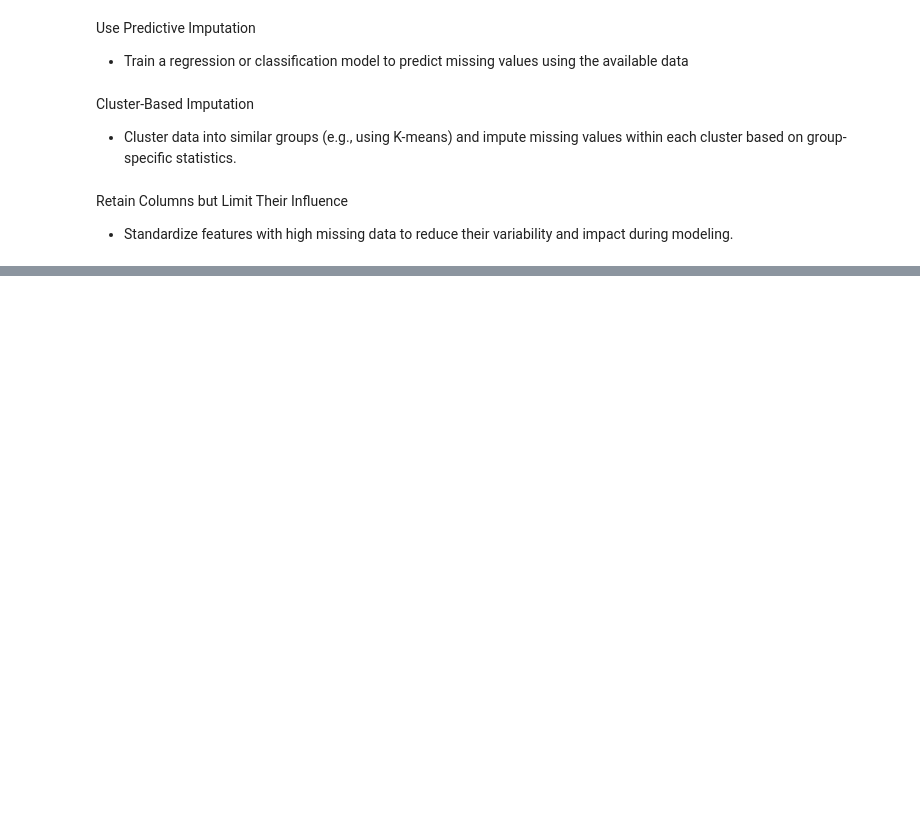
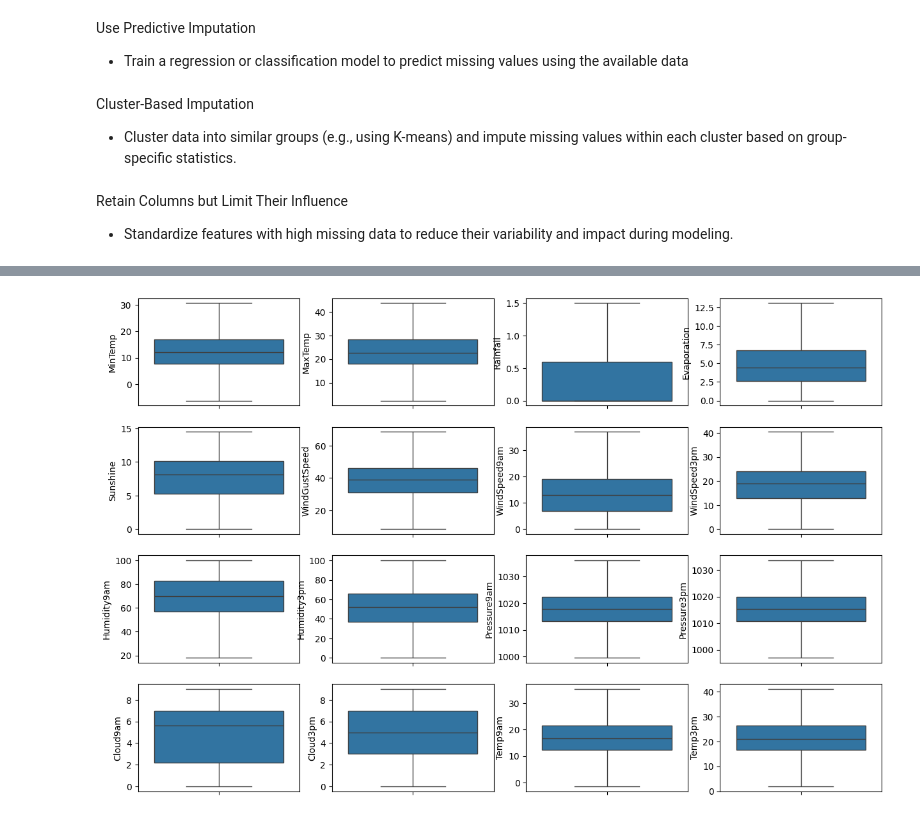
Before and after one commit to vinodvicki/Weather_prediction-, a Jupyter notebook: Rain_Prediction.ipynb, the cells around one changed output, grey strips where cells are left out. Drawn from its saved outputs; the diff is of its cells as text; code cells hidden in the pictures; blank space fills up the shorter version.

```diff
--- a/Rain_Prediction.ipynb
+++ b/Rain_Prediction.ipynb
@@ -226,0 +412,9 @@ df = pd.get_dummies(df, columns=['Location', 'WindGustDir', 'WindDir9am', 'WindD
+# %%
+plt.figure(figsize=(15, 10))
+for i, col in enumerate(outliers, 1):
+    plt.subplot(4, 4, i)
+    sns.boxplot(df[col])
+plt.tight_layout
+plt.show()
+# %% [output]
+[figure, added]
```
Also changed, not shown: parts of 21 cells of this notebook.
